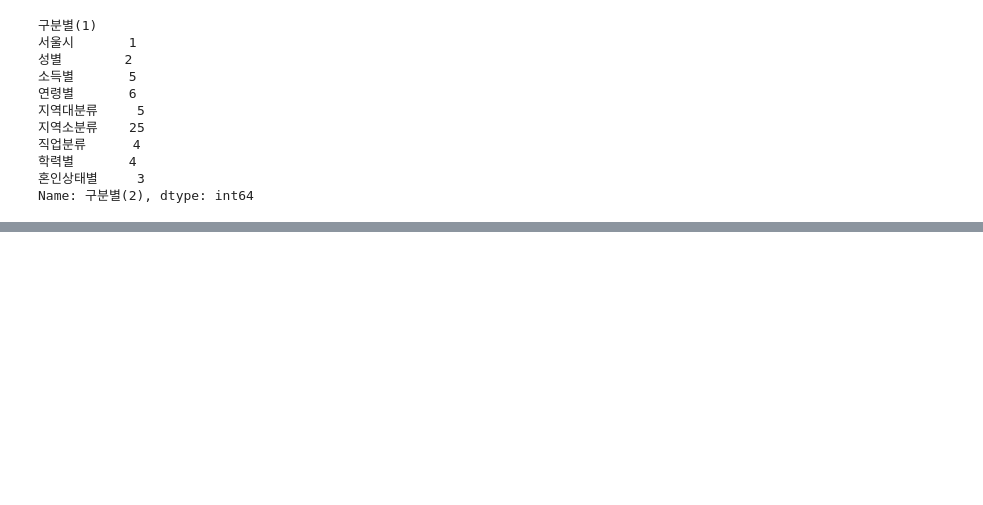
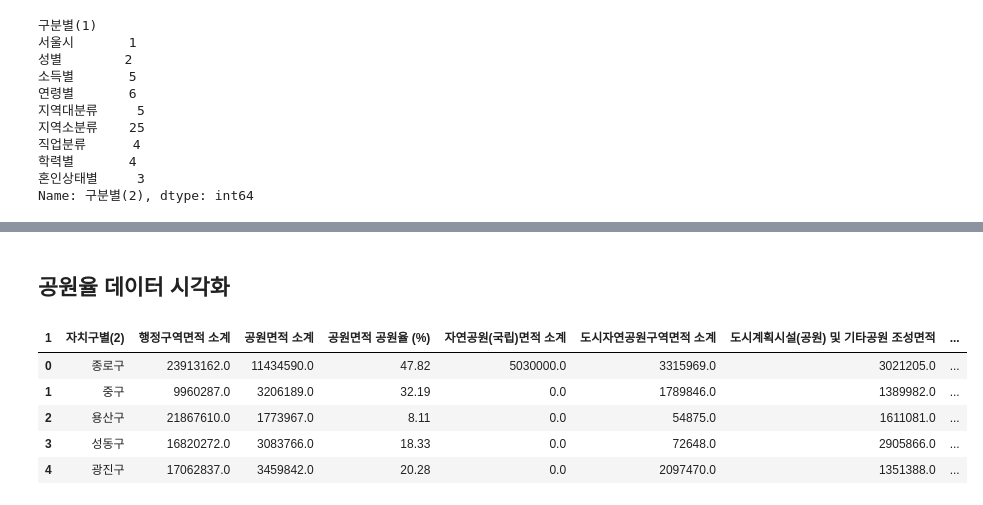
Before and after one commit to chaiwon1/happiness_analysis, a Jupyter notebook: happiness.ipynb, the cells around one changed output, grey strips where cells are left out. Saved outputs shown, nothing was run; the diff lists cells and outputs as text; code cells hidden in the pictures; blank space fills up the shorter version.

```diff
--- a/happiness.ipynb
+++ b/happiness.ipynb
@@ -384,0 +374,2 @@ for factor in factors:
+# %% [markdown]
+## 공원율 데이터 시각화
@@ -384,0 +403,9 @@ for factor in factors:
+# %%
+park_df.head()
+# %% [output]
+| 1 | 자치구별(2) | 행정구역면적 소계 | 공원면적 소계 | 공원면적 공원율 (%) | 자연공원(국립)면적 소계 | 도시자연공원구역면적 소계 | 도시계획시설(공원) 및 기타공원 조성면적 | ... |
+| 0 | 종로구 | 23913162.0 | 11434590.0 | 47.82 | 5030000.0 | 3315969.0 | 3021205.0 | ... |
+| 1 | 중구 | 9960287.0 | 3206189.0 | 32.19 | 0.0 | 1789846.0 | 1389982.0 | ... |
+| 2 | 용산구 | 21867610.0 | 1773967.0 | 8.11 | 0.0 | 54875.0 | 1611081.0 | ... |
+| 3 | 성동구 | 16820272.0 | 3083766.0 | 18.33 | 0.0 | 72648.0 | 2905866.0 | ... |
+| 4 | 광진구 | 17062837.0 | 3459842.0 | 20.28 | 0.0 | 2097470.0 | 1351388.0 | ... |
```
Also changed, not shown: parts of 18 cells of this notebook, 1 other file.
